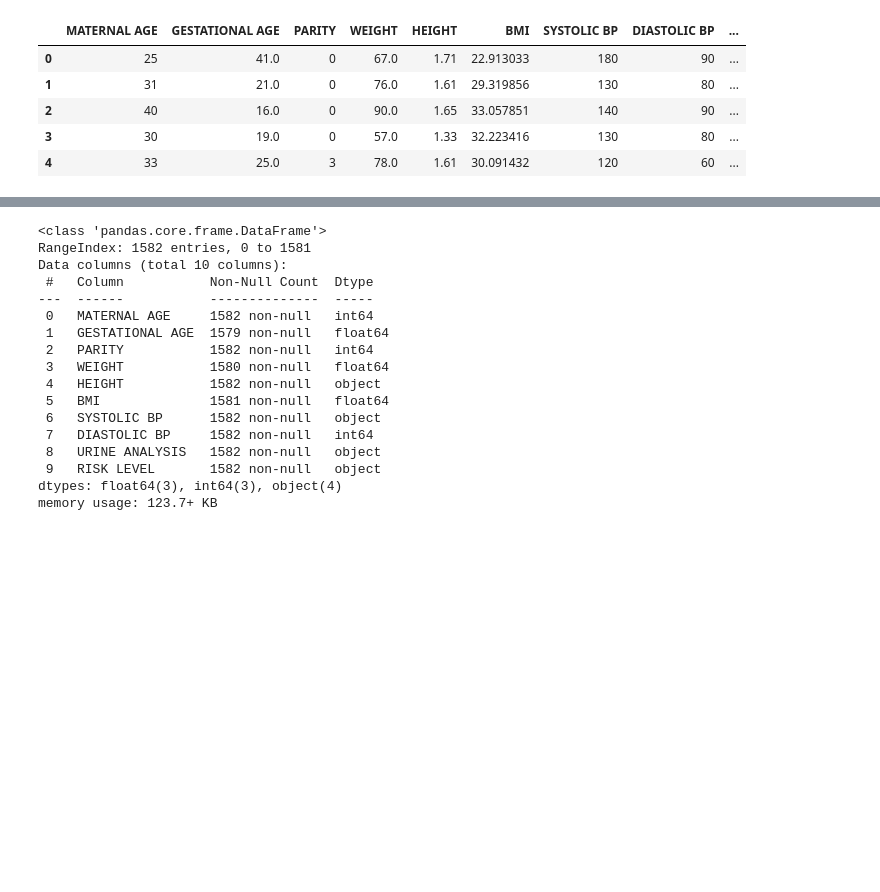
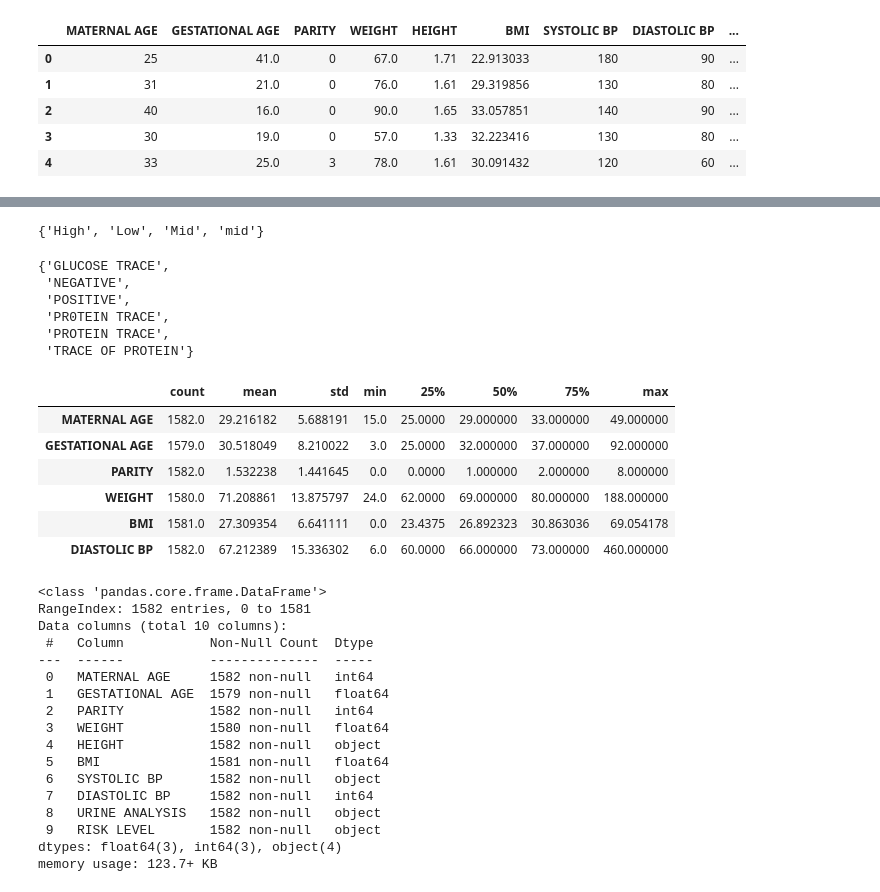
Before and after one commit to Eddy-Emmanuel/Pregnancy-Risk-Classifier, a Jupyter notebook: UPDATED_DATA_MODELLING.ipynb, the cells around one changed output, grey strips where cells are left out. Saved outputs shown, nothing was run; the diff lists cells and outputs as text; code cells hidden in the pictures; blank space fills up the shorter version.

```diff
--- a/UPDATED_DATA_MODELLING.ipynb
+++ b/UPDATED_DATA_MODELLING.ipynb
@@ -56,3 +65,26 @@ Shape:  (1582, 10)
+# %%
+set(df["RISK LEVEL"])
+# %% [output]
+{'High', 'Low', 'Mid', 'mid'}
+# %%
+set(df["URINE ANALYSIS"])
+# %% [output]
+{'GLUCOSE TRACE',
+ 'NEGATIVE',
+ 'POSITIVE',
+ 'PR0TEIN TRACE',
+ 'PROTEIN TRACE',
+ 'TRACE OF PROTEIN'}
+# %%
+df.describe().T
+# %% [output]
+|  | count | mean | std | min | 25% | 50% | 75% | max |
+| MATERNAL AGE | 1582.0 | 29.216182 | 5.688191 | 15.0 | 25.0000 | 29.000000 | 33.000000 | 49.000000 |
+| GESTATIONAL AGE | 1579.0 | 30.518049 | 8.210022 | 3.0 | 25.0000 | 32.000000 | 37.000000 | 92.000000 |
+| PARITY | 1582.0 | 1.532238 | 1.441645 | 0.0 | 0.0000 | 1.000000 | 2.000000 | 8.000000 |
+| WEIGHT | 1580.0 | 71.208861 | 13.875797 | 24.0 | 62.0000 | 69.000000 | 80.000000 | 188.000000 |
+| BMI | 1581.0 | 27.309354 | 6.641111 | 0.0 | 23.4375 | 26.892323 | 30.863036 | 69.054178 |
+| DIASTOLIC BP | 1582.0 | 67.212389 | 15.336302 | 6.0 | 60.0000 | 66.000000 | 73.000000 | 460.000000 |
 # %%
 # @title URINE ANALYSIS vs GESTATIONAL AGE
 
```
Also changed, not shown: parts of 5 cells of this notebook, 1 other file.
